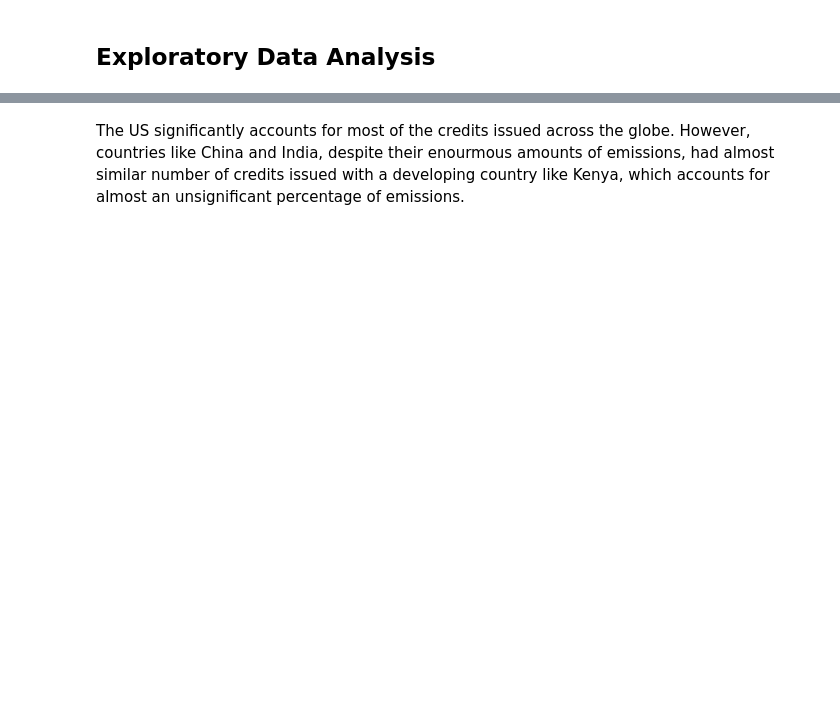
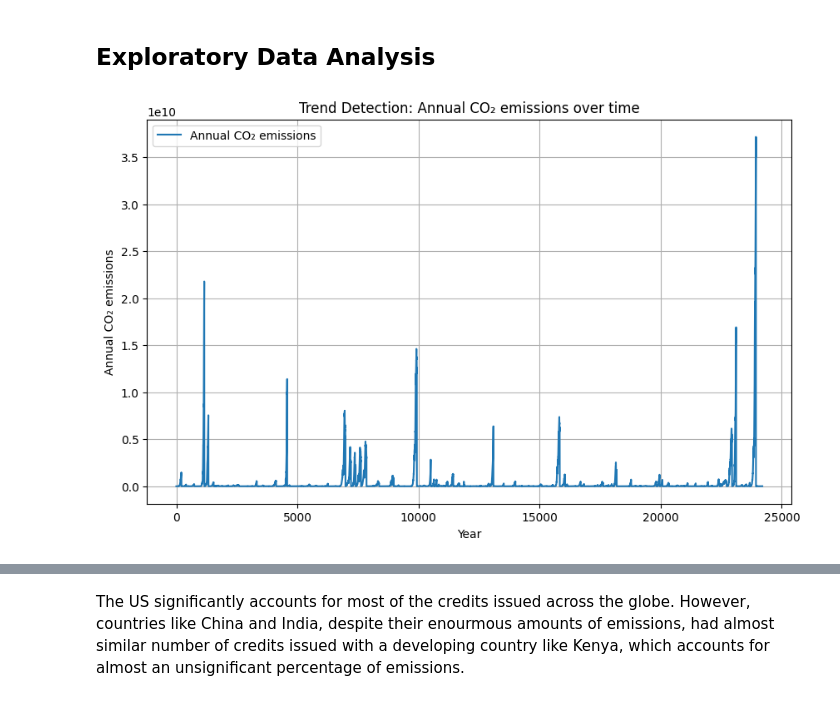
Before and after one commit to Wairimukimm/Carbon-credits-chronicles, a Jupyter notebook: Untitled.ipynb, the cells around one changed output, grey strips where cells are left out. Saved outputs shown, nothing was run; the diff lists cells and outputs as text; code cells hidden in the pictures; blank space fills up the shorter version.

```diff
--- a/Untitled.ipynb
+++ b/Untitled.ipynb
@@ -183,3 +178,6 @@ memory usage: 775.3+ KB
+# %%
+# Convert the Year column to datetime format
+merged_df['Year'] = pd.to_datetime(merged_df['Year'], format='%Y')
 # %%
 # Convert the Total Offset Credits Issued column into numeric data type
 merged_org_df['Total Offset Credits Issued'] = merged_org_df['Total Offset Credits Issued'].apply(pd.to_numeric, errors='coerce')
@@ -204,6 +199,18 @@ dtypes: datetime64[ns](1), float64(1), object(4)
 memory usage: 775.3+ KB
 # %% [markdown]
 ## Exploratory Data Analysis
+# %%
+# Trend Detection: Plot emissions data to identify long-term movements
+plt.figure(figsize=(10, 6))
+plt.plot(merged_df.index, merged_df['Annual CO₂ emissions'], label='Annual CO₂ emissions')
+plt.title('Trend Detection: Annual CO₂ emissions over time')
+plt.xlabel('Year')
+plt.ylabel('Annual CO₂ emissions')
+plt.legend()
+plt.grid(True)
+plt.show()
+# %% [output]
+[figure, added]
 # %%
 # Top countries by credits issued
 
```
Also changed, not shown: parts of 21 cells of this notebook, 2 other files.
